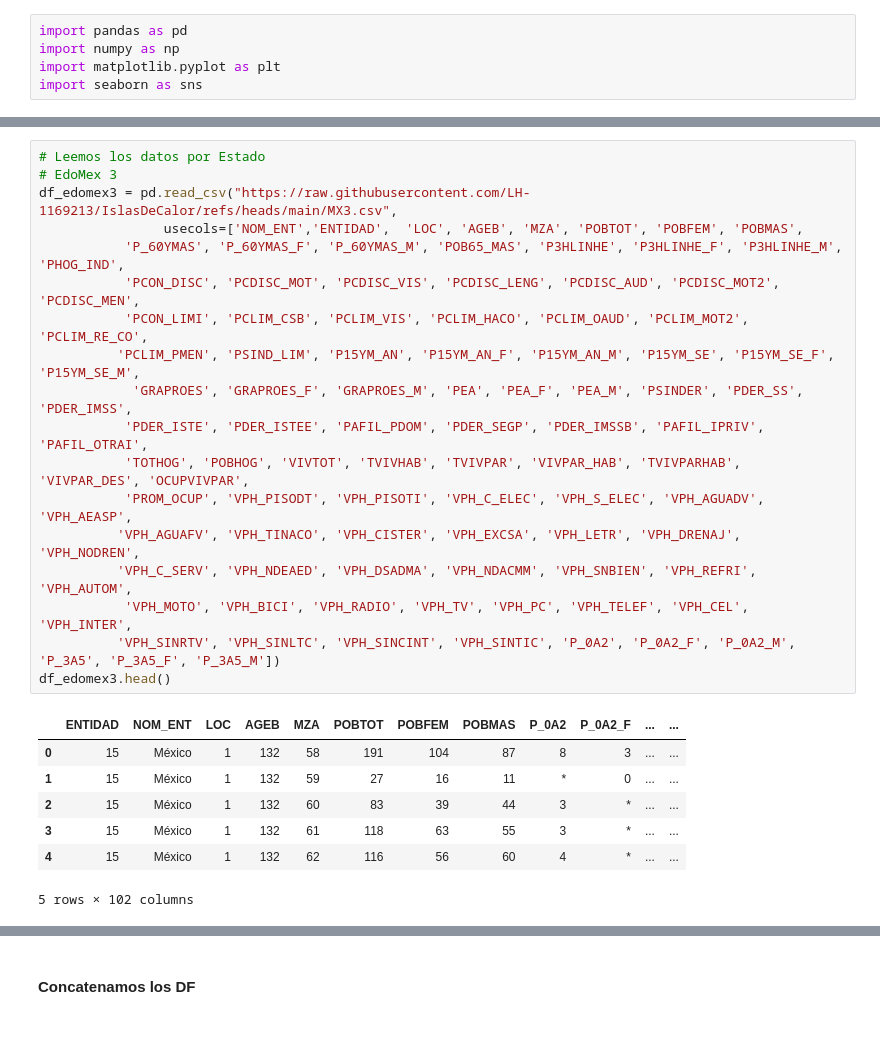
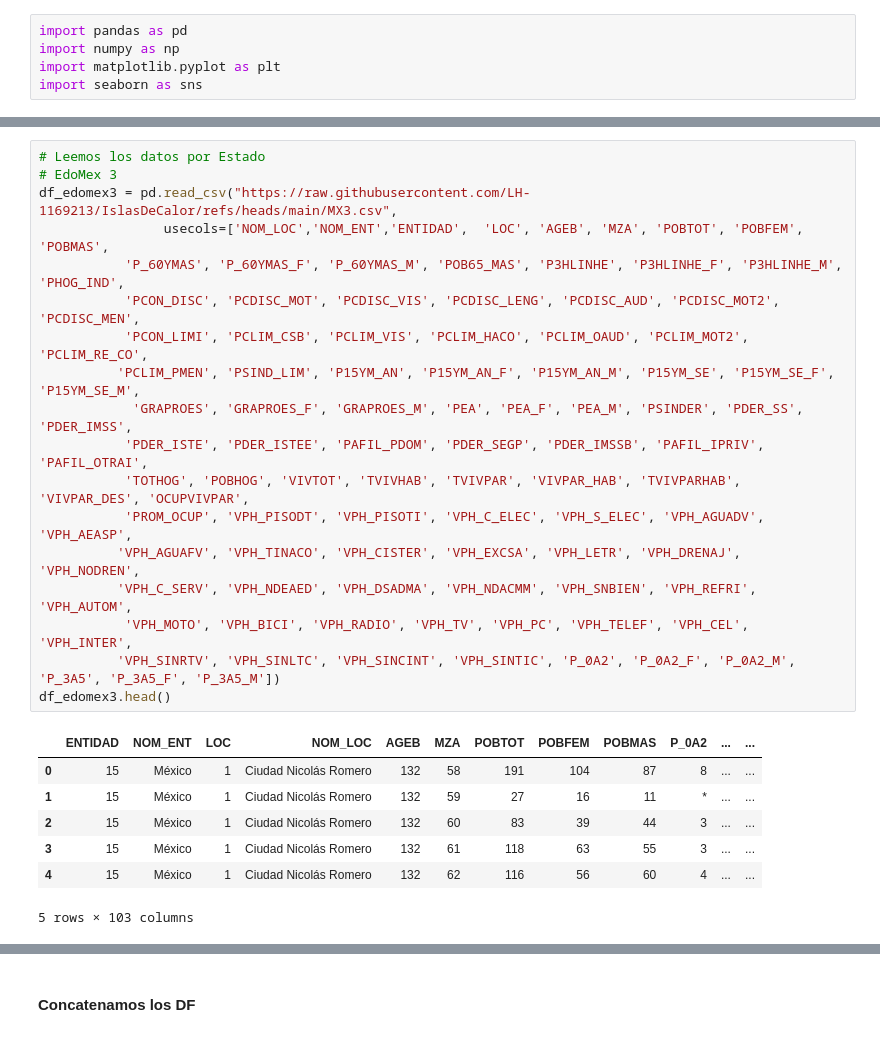
Before and after one commit to LH-1169213/IslasDeCalor, a Jupyter notebook: EDA_SCITEL_INEGI_Avance_2.ipynb, the cells around one changed output, grey strips where cells are left out. Saved outputs shown, nothing was run; the diff lists cells and outputs as text.

```diff
--- a/EDA_SCITEL_INEGI_Avance_2.ipynb
+++ b/EDA_SCITEL_INEGI_Avance_2.ipynb
@@ -942,29 +942,29 @@ df_edomex2.head()
 # %%
 # Leemos los datos por Estado
 # EdoMex 3
 df_edomex3 = pd.read_csv("https://raw.githubusercontent.com/LH-1169213/IslasDeCalor/refs/heads/main/MX3.csv",
-                usecols=['NOM_ENT','ENTIDAD',  'LOC', 'AGEB', 'MZA', 'POBTOT', 'POBFEM', 'POBMAS',
+                usecols=['NOM_LOC','NOM_ENT','ENTIDAD',  'LOC', 'AGEB', 'MZA', 'POBTOT', 'POBFEM', 'POBMAS',
            'P_60YMAS', 'P_60YMAS_F', 'P_60YMAS_M', 'POB65_MAS', 'P3HLINHE', 'P3HLINHE_F', 'P3HLINHE_M', 'PHOG_IND',
            'PCON_DISC', 'PCDISC_MOT', 'PCDISC_VIS', 'PCDISC_LENG', 'PCDISC_AUD', 'PCDISC_MOT2', 'PCDISC_MEN',
            'PCON_LIMI', 'PCLIM_CSB', 'PCLIM_VIS', 'PCLIM_HACO', 'PCLIM_OAUD', 'PCLIM_MOT2', 'PCLIM_RE_CO',
           'PCLIM_PMEN', 'PSIND_LIM', 'P15YM_AN', 'P15YM_AN_F', 'P15YM_AN_M', 'P15YM_SE', 'P15YM_SE_F', 'P15YM_SE_M',
             'GRAPROES', 'GRAPROES_F', 'GRAPROES_M', 'PEA', 'PEA_F', 'PEA_M', 'PSINDER', 'PDER_SS', 'PDER_IMSS',
            'PDER_ISTE', 'PDER_ISTEE', 'PAFIL_PDOM', 'PDER_SEGP', 'PDER_IMSSB', 'PAFIL_IPRIV', 'PAFIL_OTRAI',
            'TOTHOG', 'POBHOG', 'VIVTOT', 'TVIVHAB', 'TVIVPAR', 'VIVPAR_HAB', 'TVIVPARHAB', 'VIVPAR_DES', 'OCUPVIVPAR',
            'PROM_OCUP', 'VPH_PISODT', 'VPH_PISOTI', 'VPH_C_ELEC', 'VPH_S_ELEC', 'VPH_AGUADV', 'VPH_AEASP',
           'VPH_AGUAFV', 'VPH_TINACO', 'VPH_CISTER', 'VPH_EXCSA', 'VPH_LETR', 'VPH_DRENAJ', 'VPH_NODREN',
           'VPH_C_SERV', 'VPH_NDEAED', 'VPH_DSADMA', 'VPH_NDACMM', 'VPH_SNBIEN', 'VPH_REFRI', 'VPH_AUTOM',
            'VPH_MOTO', 'VPH_BICI', 'VPH_RADIO', 'VPH_TV', 'VPH_PC', 'VPH_TELEF', 'VPH_CEL', 'VPH_INTER',
           'VPH_SINRTV', 'VPH_SINLTC', 'VPH_SINCINT', 'VPH_SINTIC', 'P_0A2', 'P_0A2_F', 'P_0A2_M', 'P_3A5', 'P_3A5_F', 'P_3A5_M'])
 df_edomex3.head()
 # %% [output]
-|  | ENTIDAD | NOM_ENT | LOC | AGEB | MZA | POBTOT | POBFEM | POBMAS | P_0A2 | P_0A2_F | ... | ... |
-| 0 | 15 | México | 1 | 132 | 58 | 191 | 104 | 87 | 8 | 3 | ... | ... |
-| 1 | 15 | México | 1 | 132 | 59 | 27 | 16 | 11 | * | 0 | ... | ... |
-| 2 | 15 | México | 1 | 132 | 60 | 83 | 39 | 44 | 3 | * | ... | ... |
-| 3 | 15 | México | 1 | 132 | 61 | 118 | 63 | 55 | 3 | * | ... | ... |
-| 4 | 15 | México | 1 | 132 | 62 | 116 | 56 | 60 | 4 | * | ... | ... |
+|  | ENTIDAD | NOM_ENT | LOC | NOM_LOC | AGEB | MZA | POBTOT | POBFEM | POBMAS | P_0A2 | ... | ... |
+| 0 | 15 | México | 1 | Ciudad Nicolás Romero | 132 | 58 | 191 | 104 | 87 | 8 | ... | ... |
+| 1 | 15 | México | 1 | Ciudad Nicolás Romero | 132 | 59 | 27 | 16 | 11 | * | ... | ... |
+| 2 | 15 | México | 1 | Ciudad Nicolás Romero | 132 | 60 | 83 | 39 | 44 | 3 | ... | ... |
+| 3 | 15 | México | 1 | Ciudad Nicolás Romero | 132 | 61 | 118 | 63 | 55 | 3 | ... | ... |
+| 4 | 15 | México | 1 | Ciudad Nicolás Romero | 132 | 62 | 116 | 56 | 60 | 4 | ... | ... |
-5 rows × 102 columns
+5 rows × 103 columns
 # %%
 # Leemos los datos por Estado
 # EdoMex 4
```
Also changed, not shown: parts of 52 cells of this notebook.
